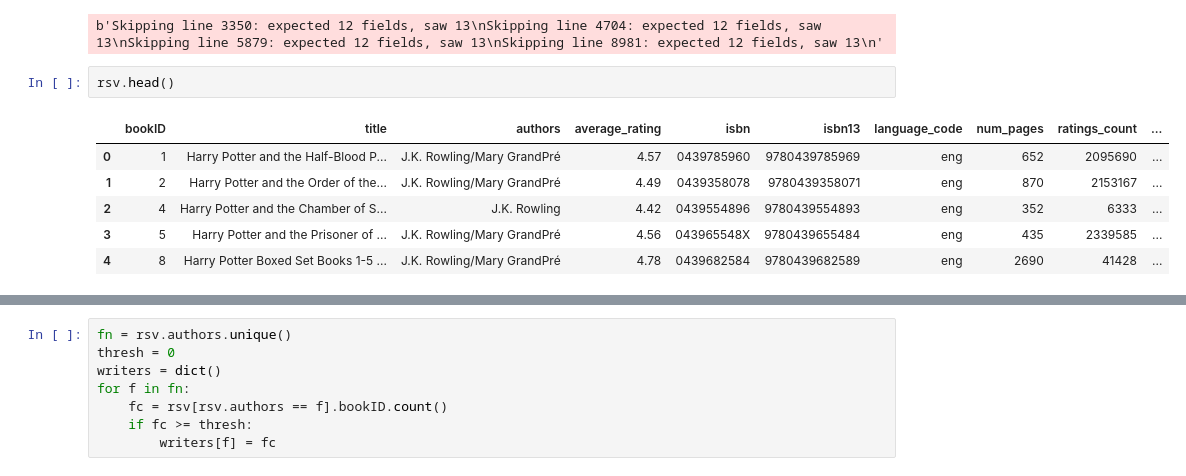
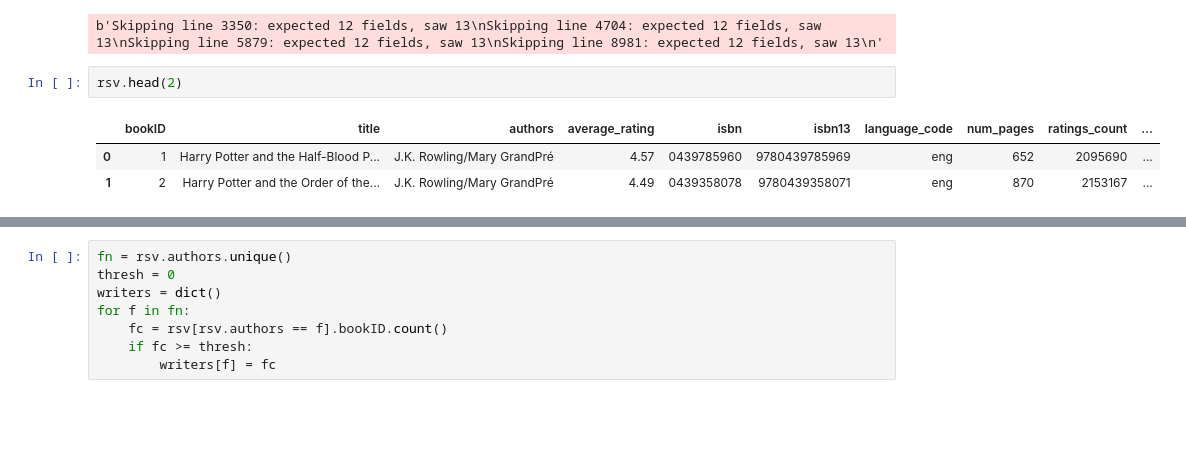
Before and after one commit to Darknez07/Goodread-books-analysis, a Jupyter notebook: books-and-recommendation.ipynb, the cells around one changed output, grey strips where cells are left out. Cells and saved outputs as stored; diff of their text form; blank space fills up the shorter version.

```diff
--- a/books-and-recommendation.ipynb
+++ b/books-and-recommendation.ipynb
@@ -11,11 +11,8 @@ rsv = pd.read_csv('books.csv', error_bad_lines=False)
 # %% [output]
 b'Skipping line 3350: expected 12 fields, saw 13\nSkipping line 4704: expected 12 fields, saw 13\nSkipping line 5879: expected 12 fields, saw 13\nSkipping line 8981: expected 12 fields, saw 13\n'
 # %%
-rsv.head()
+rsv.head(2)
 # %% [output]
 |  | bookID | title | authors | average_rating | isbn | isbn13 | language_code | num_pages | ratings_count | ... |
 | 0 | 1 | Harry Potter and the Half-Blood P... | J.K. Rowling/Mary GrandPré | 4.57 | 0439785960 | 9780439785969 | eng | 652 | 2095690 | ... |
 | 1 | 2 | Harry Potter and the Order of the... | J.K. Rowling/Mary GrandPré | 4.49 | 0439358078 | 9780439358071 | eng | 870 | 2153167 | ... |
-| 2 | 4 | Harry Potter and the Chamber of S... | J.K. Rowling | 4.42 | 0439554896 | 9780439554893 | eng | 352 | 6333 | ... |
-| 3 | 5 | Harry Potter and the Prisoner of ... | J.K. Rowling/Mary GrandPré | 4.56 | 043965548X | 9780439655484 | eng | 435 | 2339585 | ... |
-| 4 | 8 | Harry Potter Boxed Set Books 1-5 ... | J.K. Rowling/Mary GrandPré | 4.78 | 0439682584 | 9780439682589 | eng | 2690 | 41428 | ... |
```
Also changed, not shown: parts of 4 cells of this notebook.
